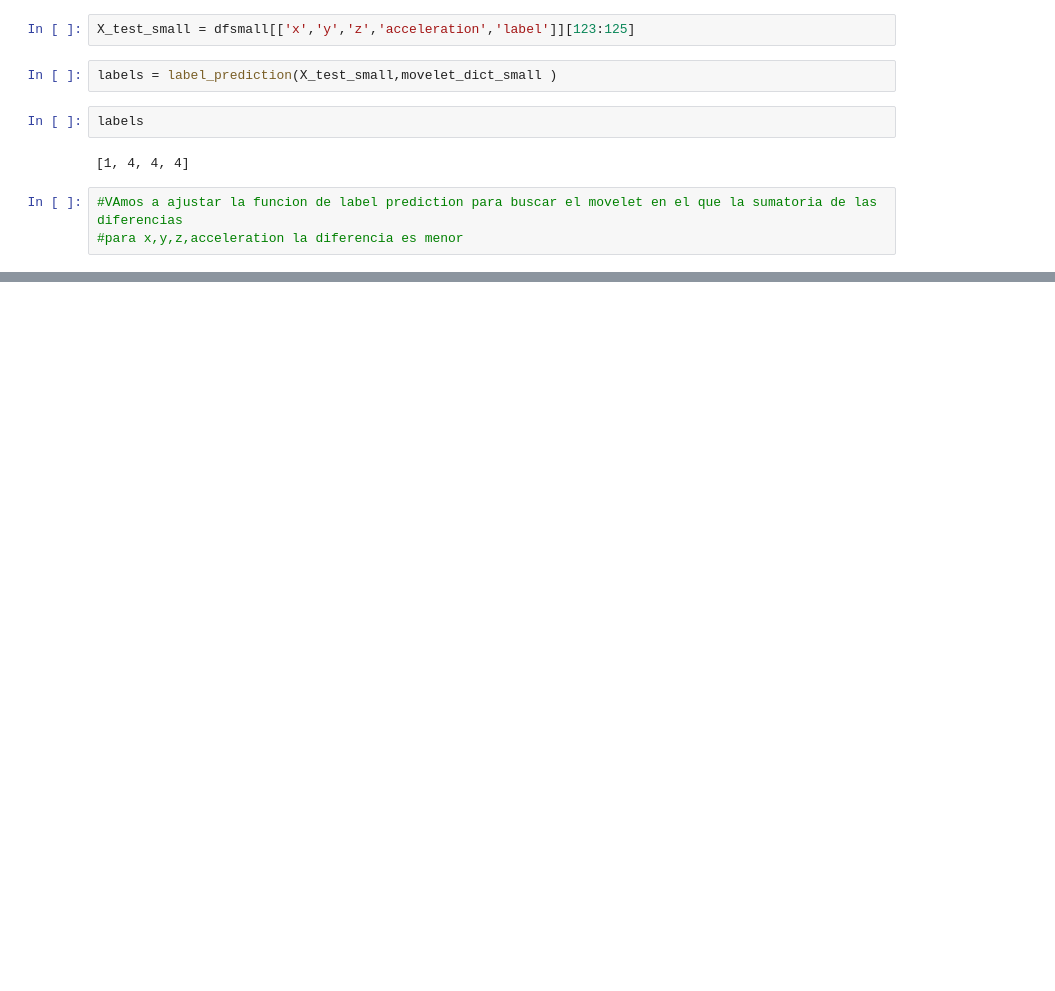
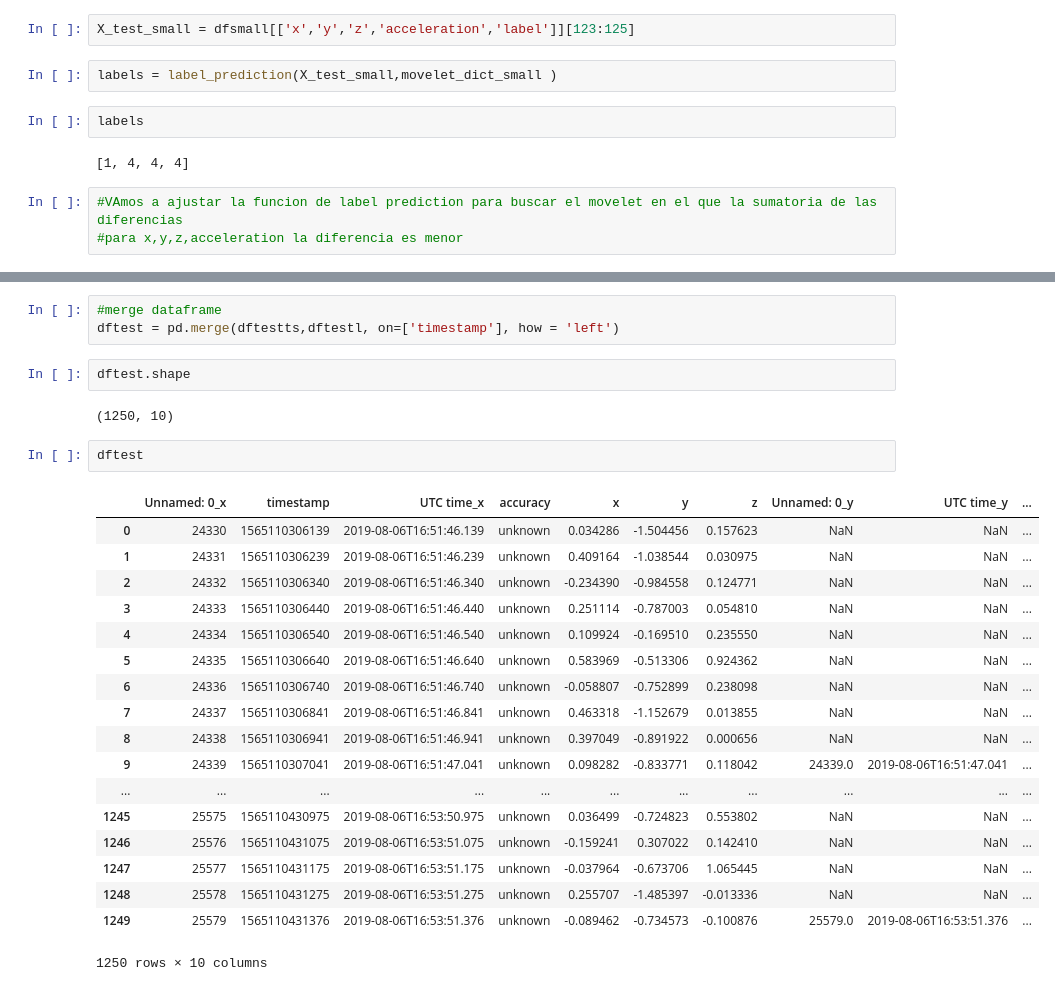
Before and after one commit to federicoweill/movement_prediction_edx_2019, a Jupyter notebook: movement_prediction-movelets.ipynb, the cells around one changed output, grey strips where cells are left out. Cells and saved outputs as stored; diff of their text form; blank space fills up the shorter version.

```diff
--- a/movement_prediction-movelets.ipynb
+++ b/movement_prediction-movelets.ipynb
@@ -734,0 +933,28 @@ label_prediction_improved(X_test,movelet_dict)
+# %%
+#merge dataframe
+dftest = pd.merge(dftestts,dftestl, on=['timestamp'], how = 'left')
+# %%
+dftest.shape
+# %% [output]
+(1250, 10)
+# %%
+dftest
+# %% [output]
+|  | Unnamed: 0_x | timestamp | UTC time_x | accuracy | x | y | z | Unnamed: 0_y | UTC time_y | ... |
+| 0 | 24330 | 1565110306139 | 2019-08-06T16:51:46.139 | unknown | 0.034286 | -1.504456 | 0.157623 | NaN | NaN | ... |
+| 1 | 24331 | 1565110306239 | 2019-08-06T16:51:46.239 | unknown | 0.409164 | -1.038544 | 0.030975 | NaN | NaN | ... |
+| 2 | 24332 | 1565110306340 | 2019-08-06T16:51:46.340 | unknown | -0.234390 | -0.984558 | 0.124771 | NaN | NaN | ... |
+| 3 | 24333 | 1565110306440 | 2019-08-06T16:51:46.440 | unknown | 0.251114 | -0.787003 | 0.054810 | NaN | NaN | ... |
+| 4 | 24334 | 1565110306540 | 2019-08-06T16:51:46.540 | unknown | 0.109924 | -0.169510 | 0.235550 | NaN | NaN | ... |
+| 5 | 24335 | 1565110306640 | 2019-08-06T16:51:46.640 | unknown | 0.583969 | -0.513306 | 0.924362 | NaN | NaN | ... |
+| 6 | 24336 | 1565110306740 | 2019-08-06T16:51:46.740 | unknown | -0.058807 | -0.752899 | 0.238098 | NaN | NaN | ... |
+| 7 | 24337 | 1565110306841 | 2019-08-06T16:51:46.841 | unknown | 0.463318 | -1.152679 | 0.013855 | NaN | NaN | ... |
+| 8 | 24338 | 1565110306941 | 2019-08-06T16:51:46.941 | unknown | 0.397049 | -0.891922 | 0.000656 | NaN | NaN | ... |
+| 9 | 24339 | 1565110307041 | 2019-08-06T16:51:47.041 | unknown | 0.098282 | -0.833771 | 0.118042 | 24339.0 | 2019-08-06T16:51:47.041 | ... |
+| ... | ... | ... | ... | ... | ... | ... | ... | ... | ... | ... |
+| 1245 | 25575 | 1565110430975 | 2019-08-06T16:53:50.975 | unknown | 0.036499 | -0.724823 | 0.553802 | NaN | NaN | ... |
+| 1246 | 25576 | 1565110431075 | 2019-08-06T16:53:51.075 | unknown | -0.159241 | 0.307022 | 0.142410 | NaN | NaN | ... |
+| 1247 | 25577 | 1565110431175 | 2019-08-06T16:53:51.175 | unknown | -0.037964 | -0.673706 | 1.065445 | NaN | NaN | ... |
+| 1248 | 25578 | 1565110431275 | 2019-08-06T16:53:51.275 | unknown | 0.255707 | -1.485397 | -0.013336 | NaN | NaN | ... |
+| 1249 | 25579 | 1565110431376 | 2019-08-06T16:53:51.376 | unknown | -0.089462 | -0.734573 | -0.100876 | 25579.0 | 2019-08-06T16:53:51.376 | ... |
+1250 rows × 10 columns
```
Also changed, not shown: parts of 38 cells of this notebook.
